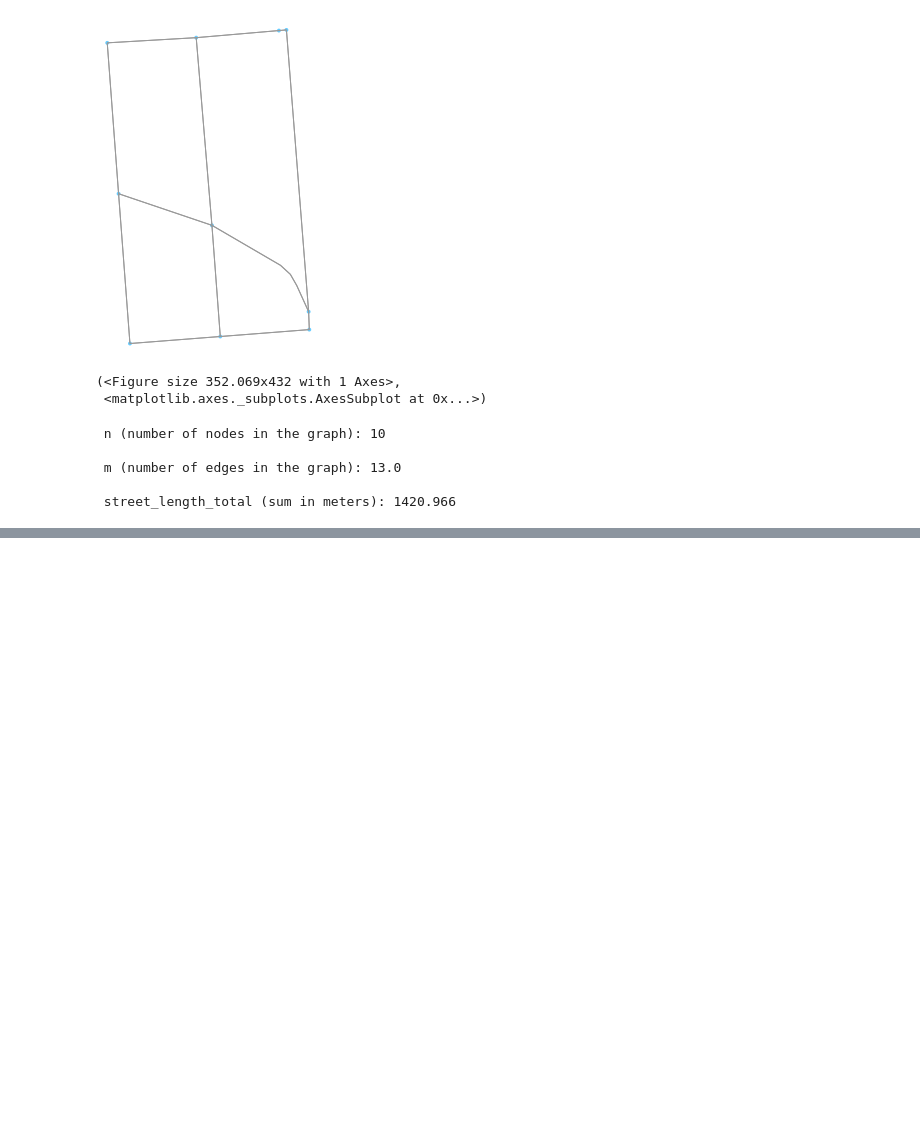
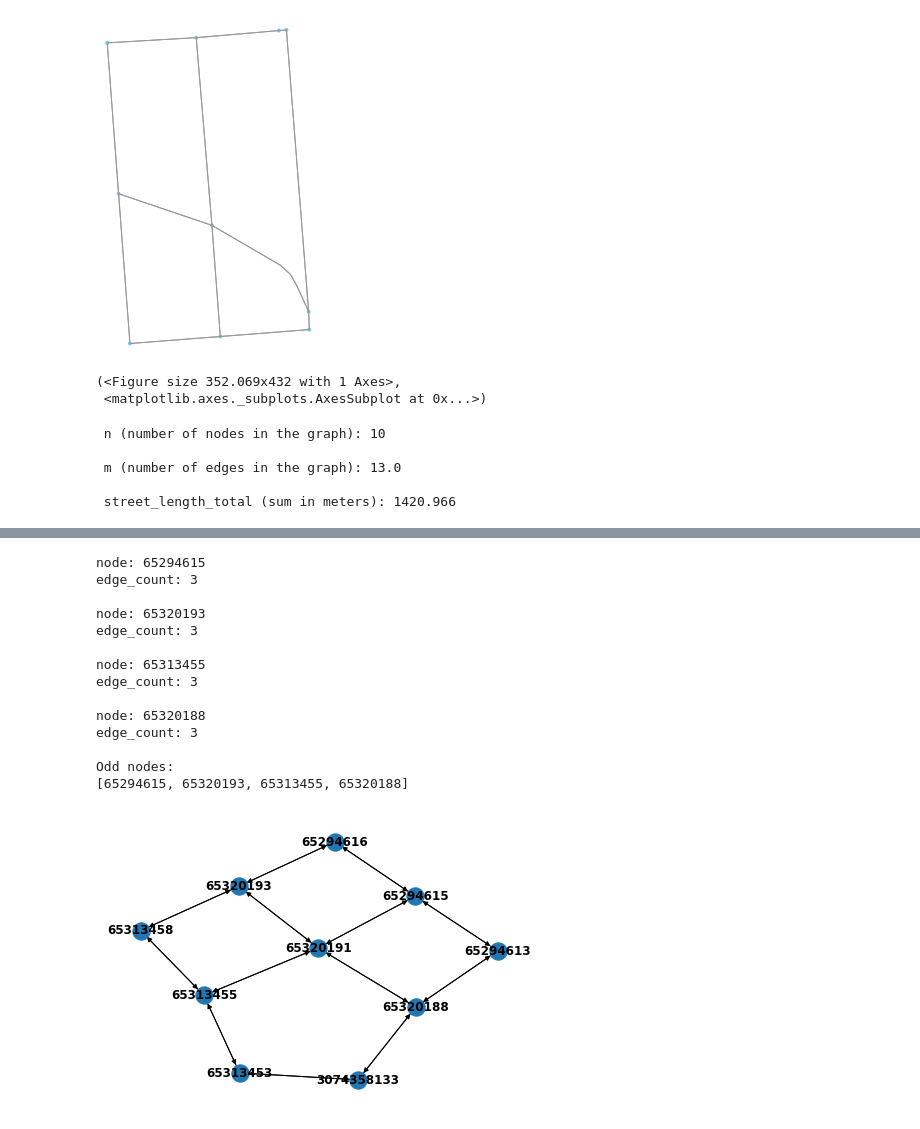
Before and after one commit to paigemoody/postman-paths, a Jupyter notebook: graph_constructor_notebook.ipynb, the cells around one changed output, grey strips where cells are left out. Saved outputs shown, nothing was run; the diff lists cells and outputs as text; code cells hidden in the pictures; blank space fills up the shorter version.

Commit message:
add node pairing progress

```diff
--- a/graph_constructor_notebook.ipynb
+++ b/graph_constructor_notebook.ipynb
@@ -250,0 +134,38 @@ nx.draw(G_new, with_labels=True)
+# %%
+# GET ODD NODES
+
+# find nodes that have an odd count of assoicated edges
+
+odd_nodes = []
+
+for node in nodes_dict:
+    edge_count = len(nodes_dict[node])
+    if edge_count % 2 != 0:
+        # compile list of odd nodes
+        print("\nnode:", node)
+        # print("edges:", nodes_dict[node])
+        print("edge_count:", edge_count)
+        odd_nodes.append(node)
+
+print("\nOdd nodes:")
+print(odd_nodes)
+print("\n\n")
+
+# draw graph for visual check of odd nodes
+nx.draw(G, with_labels=True, font_weight='bold')
+# %% [output]
+node: 65294615
+edge_count: 3
+
+node: 65320193
+edge_count: 3
+
+node: 65313455
+edge_count: 3
+
+node: 65320188
+edge_count: 3
+
+Odd nodes:
+[65294615, 65320193, 65313455, 65320188]
+[figure, added]
```
Also changed, not shown: parts of 10 cells of this notebook.
